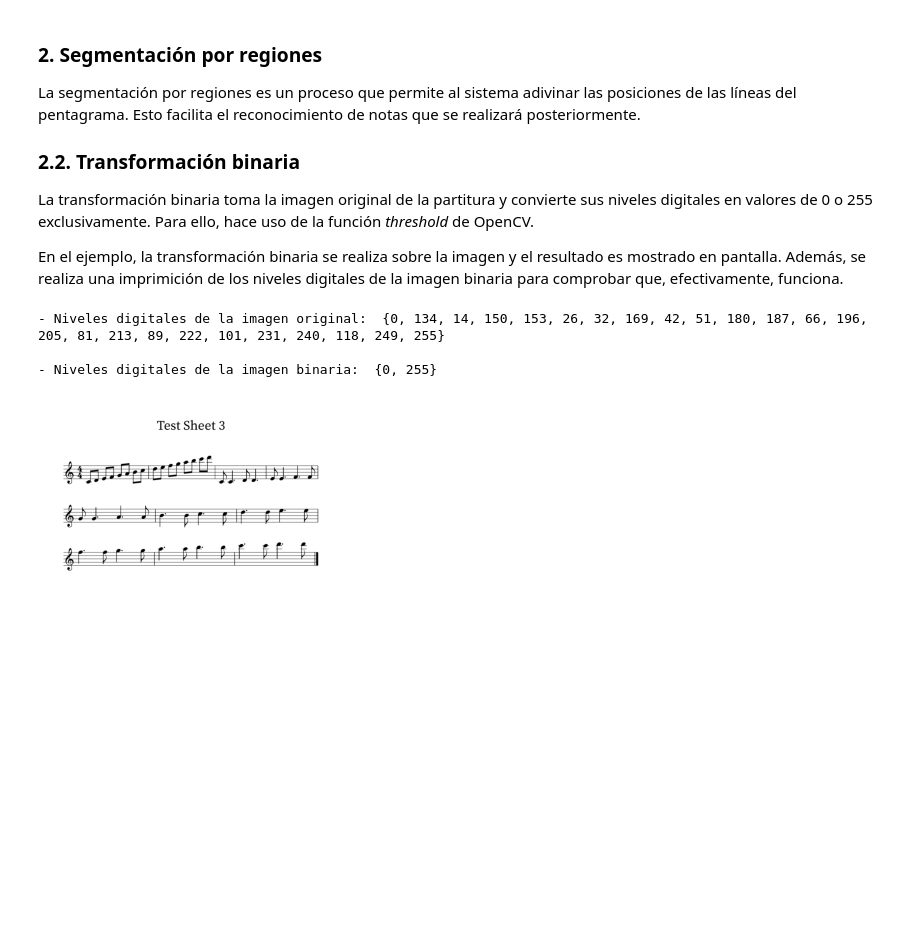
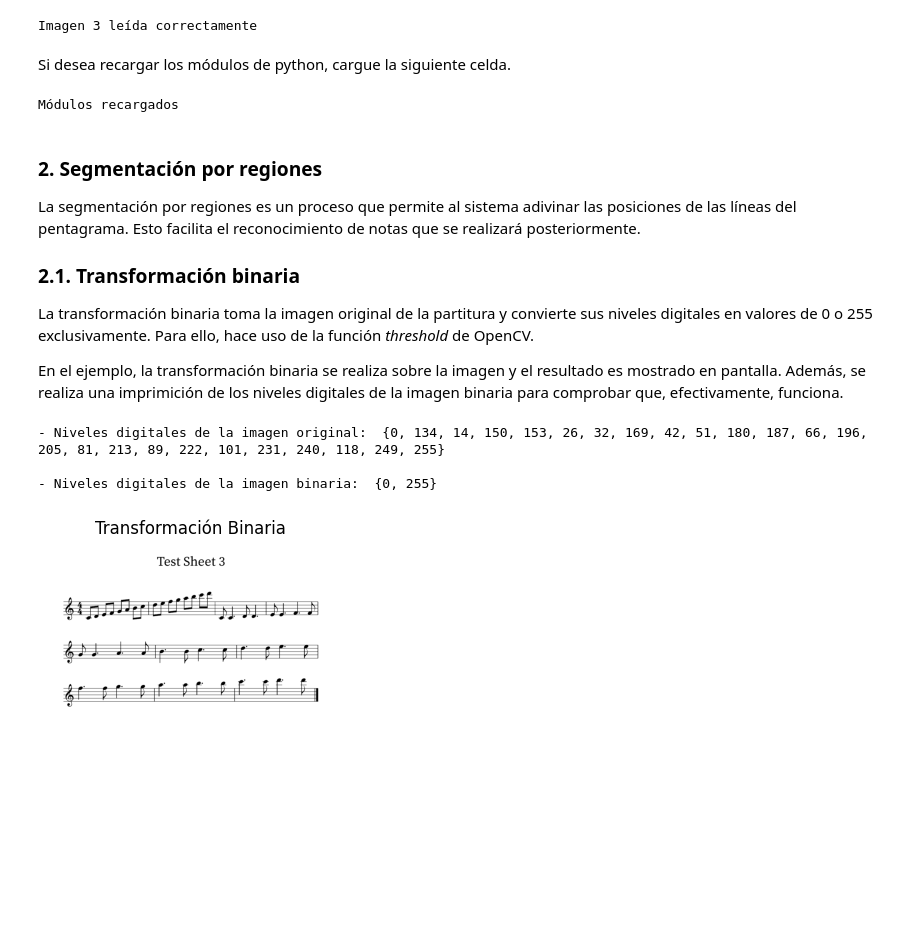
Before and after one commit to tcabgom/Music-Score-Recognition-System, a Jupyter notebook: notebook/Seguimiento 2.ipynb, the cells around one changed output. Saved outputs shown, nothing was run; the diff lists cells and outputs as text; code cells hidden in the pictures; blank space fills up the shorter version.

```diff
--- a/notebook/Seguimiento 2.ipynb
+++ b/notebook/Seguimiento 2.ipynb
@@ -46,9 +52,33 @@ sys.path.append('../src')
+# %%
+n = 3 #Elija un valor entre 1 y 10 para "n"
+
+n = 1 if (n>10 or n<1) else n
+image = cv2.imread(r'../images/Test Sheet '+str(n)+'.png')
+print("Imagen "+str(n)+" leída correctamente")
+# %% [output]
+Imagen 3 leída correctamente
+# %% [markdown]
+Si desea recargar los módulos de python, cargue la siguiente celda.
+# %%
+from importlib import reload
+import stuff_region_segmentation
+import note_recognition
+import image_preprocessing
+import accidental_and_rest_recognition
+reload(stuff_region_segmentation)
+reload(note_recognition)
+reload(image_preprocessing)
+reload(accidental_and_rest_recognition)
+
+print("Módulos recargados")
+# %% [output]
+Módulos recargados
 # %% [markdown]
-### 2. Segmentación por regiones
+### **2. Segmentación por regiones**
 
 La segmentación por regiones es un proceso que permite al sistema adivinar las posiciones de las líneas del pentagrama. Esto facilita el reconocimiento de notas que se realizará posteriormente.
 
-### 2.2. Transformación binaria
+### 2.1. Transformación binaria
 
 La transformación binaria toma la imagen original de la partitura y convierte sus niveles digitales en valores de 0 o 255 exclusivamente. Para ello, hace uso de la función _threshold_ de OpenCV.
 
@@ -56,20 +86,19 @@ En el ejemplo, la transformación binaria se realiza sobre la imagen y el result
 # %%
 import stuff_region_segmentation
 
-i=3
-image = cv2.imread(r'../images/Test Sheet '+str(i)+'.png')
 binary_image = stuff_region_segmentation.binary_transform(image)
 digital_levels_image = set(image.flatten())
 digital_levels_binary = set(binary_image.flatten())
 
 print("- Niveles digitales de la imagen original: ",digital_levels_image,"\n")
-print("- Niveles digitales de la imagen binaria: ",digital_levels_binary)
+print("- Niveles digitales de la imagen binaria: ",digital_levels_binary, "\n")
 
-plt.imshow(binary_image)
+plt.imshow(binary_image, cmap='gray')
 plt.axis('off')
+plt.title('Transformación Binaria')
 plt.show()
 # %% [output]
 - Niveles digitales de la imagen original:  {0, 134, 14, 150, 153, 26, 32, 169, 42, 51, 180, 187, 66, 196, 205, 81, 213, 89, 222, 101, 231, 240, 118, 249, 255}
 
 - Niveles digitales de la imagen binaria:  {0, 255}
-[figure, old version]
+[figure, new version]
```
Also changed, not shown: parts of 15 cells of this notebook, 8 other files.
